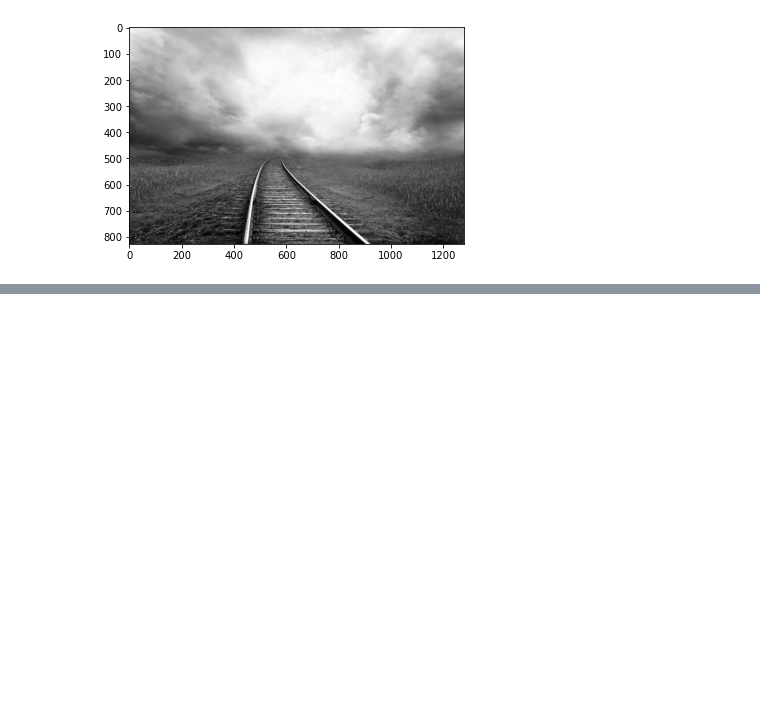
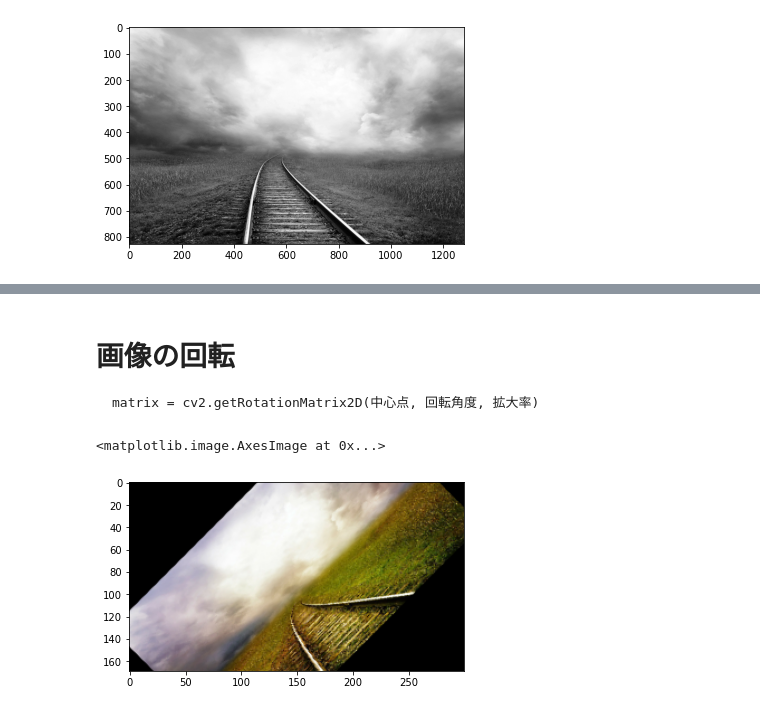
Before and after one commit to cardene777/LDL, a Jupyter notebook: src/cv2.ipynb, the cells around one changed output, grey strips where cells are left out. Drawn from its saved outputs; the diff is of its cells as text; code cells hidden in the pictures; blank space fills up the shorter version.

````diff
--- a/src/cv2.ipynb
+++ b/src/cv2.ipynb
@@ -83,0 +109,19 @@ plt.imshow(cons)
+# %% [markdown]
+# 画像の回転
+
+```
+matrix = cv2.getRotationMatrix2D(中心点, 回転角度, 拡大率)
+```
+# %%
+h, w, colors = img.shape
+center = (w // 2, h // 2)
+size = (w, h)
+angle = 45
+scale = 1.0
+
+matrix = cv2.getRotationMatrix2D(center, angle, scale)
+affine = cv2.warpAffine(img, matrix, size)
+plt.imshow(affine)
+# %% [output]
+<matplotlib.image.AxesImage at 0x...>
+[figure, added]
````
Also changed, not shown: parts of 4 cells of this notebook, 18 other files.
